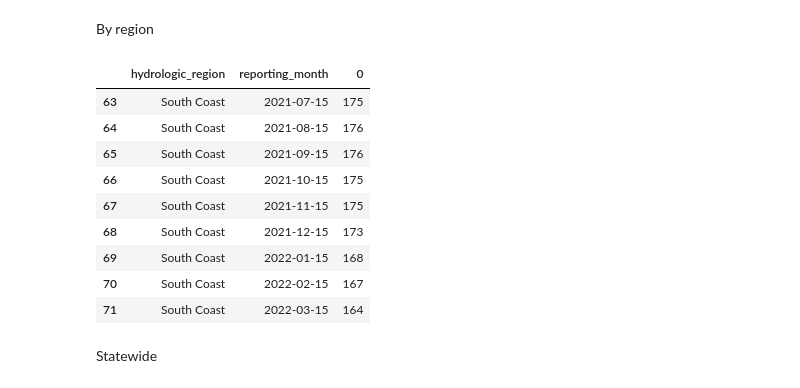
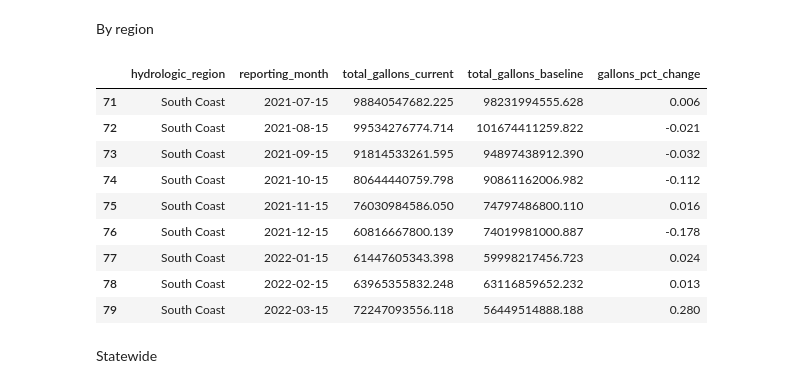
Before and after one commit to datadesk/california-drought-scrapers, a Jupyter notebook: processors/3-conservation-progress.ipynb, the cells around one changed output. Cells and saved outputs as stored; diff of their text form; code cells hidden in the pictures.

```diff
--- a/processors/3-conservation-progress.ipynb
+++ b/processors/3-conservation-progress.ipynb
@@ -53,7 +55,7 @@ trim_df = df[[
 # %% [markdown]
 Filter df to July 2021 and later
 # %%
-filter_df = trim_df[trim_df.reporting_month >= "2021-07-15"].copy()
+filter_df = trim_df[trim_df.reporting_month >= "2021-06-15"].copy()
 # %% [markdown]
 Make a month column to merge with baselines
 # %%
@@ -102,21 +88,18 @@ regions_df = merge_df.groupby(["hydrologic_region", "reporting_month"])[["total_
 # %%
 regions_df["gallons_pct_change"] = regions_df.apply(lambda x: pct_change(x.total_gallons_current, x.total_gallons_baseline), axis=1)
 # %%
-test = merge_df.groupby(
-    ["hydrologic_region", "reporting_month"]
-)[["supplier_name"]].size().reset_index()
-test[test.hydrologic_region=="South Coast"]
+regions_df[(regions_df.hydrologic_region == "South Coast")&(regions_df.reporting_month>="2021-07-15")]
 # %% [output]
-|  | hydrologic_region | reporting_month | 0 |
-| 63 | South Coast | 2021-07-15 | 175 |
-| 64 | South Coast | 2021-08-15 | 176 |
-| 65 | South Coast | 2021-09-15 | 176 |
-| 66 | South Coast | 2021-10-15 | 175 |
-| 67 | South Coast | 2021-11-15 | 175 |
-| 68 | South Coast | 2021-12-15 | 173 |
-| 69 | South Coast | 2022-01-15 | 168 |
-| 70 | South Coast | 2022-02-15 | 167 |
-| 71 | South Coast | 2022-03-15 | 164 |
+|  | hydrologic_region | reporting_month | total_gallons_current | total_gallons_baseline | gallons_pct_change |
+| 71 | South Coast | 2021-07-15 | 98840547682.225 | 98231994555.628 | 0.006 |
+| 72 | South Coast | 2021-08-15 | 99534276774.714 | 101674411259.822 | -0.021 |
+| 73 | South Coast | 2021-09-15 | 91814533261.595 | 94897438912.390 | -0.032 |
+| 74 | South Coast | 2021-10-15 | 80644440759.798 | 90861162006.982 | -0.112 |
+| 75 | South Coast | 2021-11-15 | 76030984586.050 | 74797486800.110 | 0.016 |
+| 76 | South Coast | 2021-12-15 | 60816667800.139 | 74019981000.887 | -0.178 |
+| 77 | South Coast | 2022-01-15 | 61447605343.398 | 59998217456.723 | 0.024 |
+| 78 | South Coast | 2022-02-15 | 63965355832.248 | 63116859652.232 | 0.013 |
+| 79 | South Coast | 2022-03-15 | 72247093556.118 | 56449514888.188 | 0.280 |
 # %% [markdown]
 Statewide
 # %%
```
Also changed, not shown: parts of 9 cells of this notebook, 7 other files.
